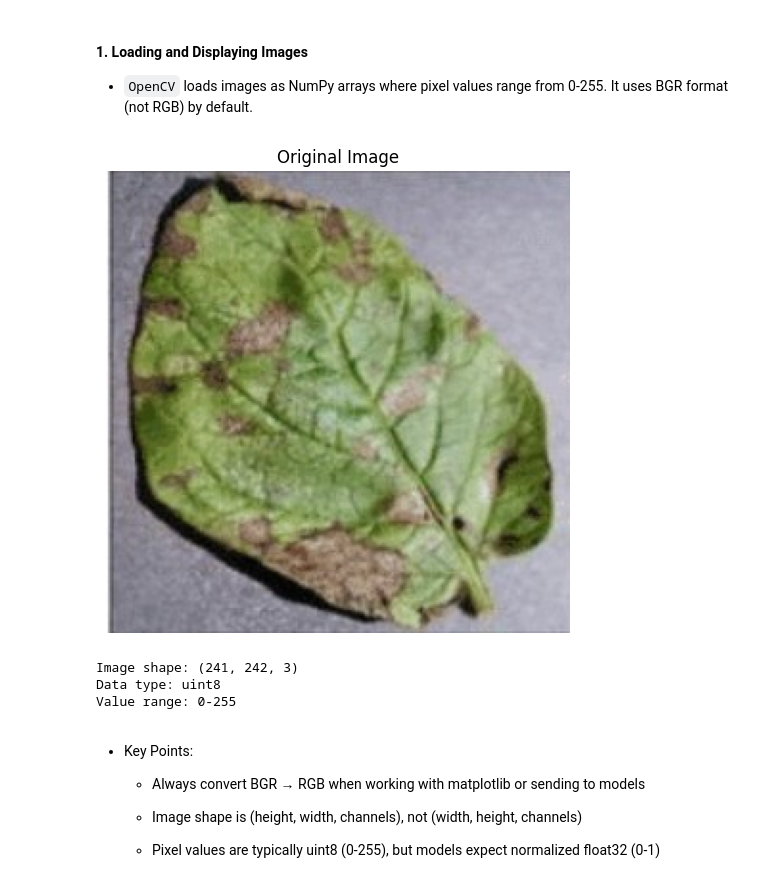
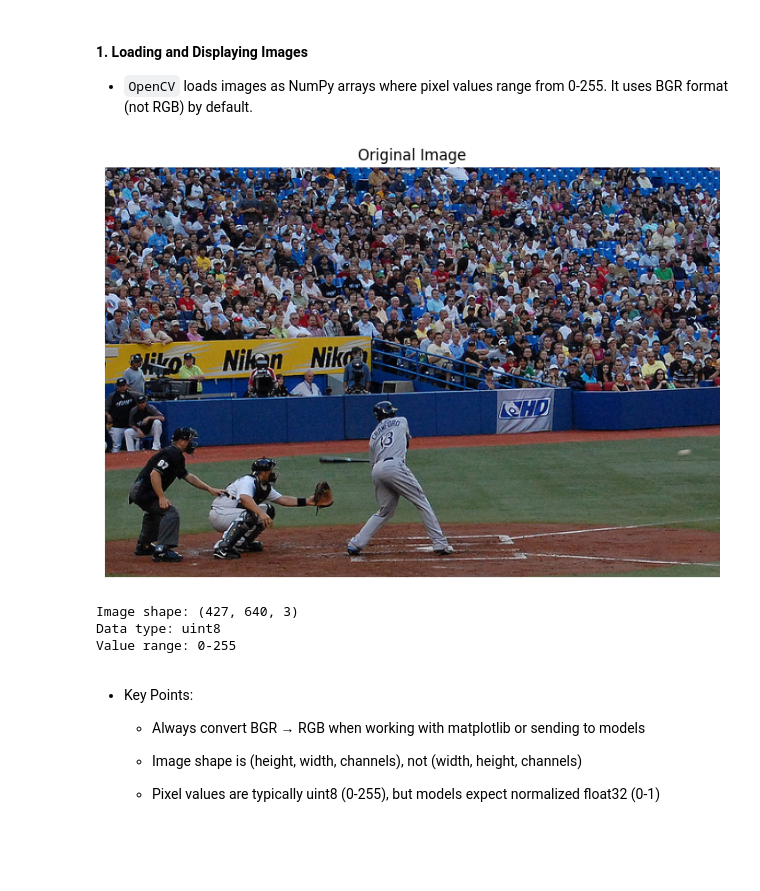
Before and after one commit to Infosys-intern-program-nov25-batch/ai_vision_extract, a Jupyter notebook: week_2/Day_3/open_cv.ipynb, the cells around one changed output. Drawn from its saved outputs; the diff is of its cells as text; code cells hidden in the pictures; blank space fills up the shorter version.

```diff
--- a/week_2/Day_3/open_cv.ipynb
+++ b/week_2/Day_3/open_cv.ipynb
@@ -35,27 +30,27 @@ Requirement already satisfied: numpy<2.3.0,>=2 in /usr/local/lib/python3.12/dist
 # %%
 import cv2
 import matplotlib.pyplot as plt
 
 # Load image in BGR format (default)
-image_bgr = cv2.imread('/content/drive/MyDrive/AI_Vision_Extract_Nov25/notebooks/image.jpg')
+image_bgr = cv2.imread(r'C:\Users\Ravichandran\datasets\vision_extract\coco2017\train2017\000000000544.jpg')
 
 # Important: Convert BGR to RGB for proper visualization
 image_rgb = cv2.cvtColor(image_bgr, cv2.COLOR_BGR2RGB)
 
 # Display image
 plt.figure(figsize=(10,6))
 plt.imshow(image_rgb)
 plt.title('Original Image')
 plt.axis('off')
 plt.show()
 
 # Check image shape and data type
 print(f"Image shape: {image_rgb.shape}")  # (height, width, channels)
 print(f"Data type: {image_rgb.dtype}")    # uint8
 print(f"Value range: {image_rgb.min()}-{image_rgb.max()}")  # 0-255
 # %% [output]
-[figure, old version]
+[figure, new version]
-Image shape: (241, 242, 3)
+Image shape: (427, 640, 3)
 Data type: uint8
 Value range: 0-255
 # %% [markdown]
```
Also changed, not shown: parts of 7 cells of this notebook.
